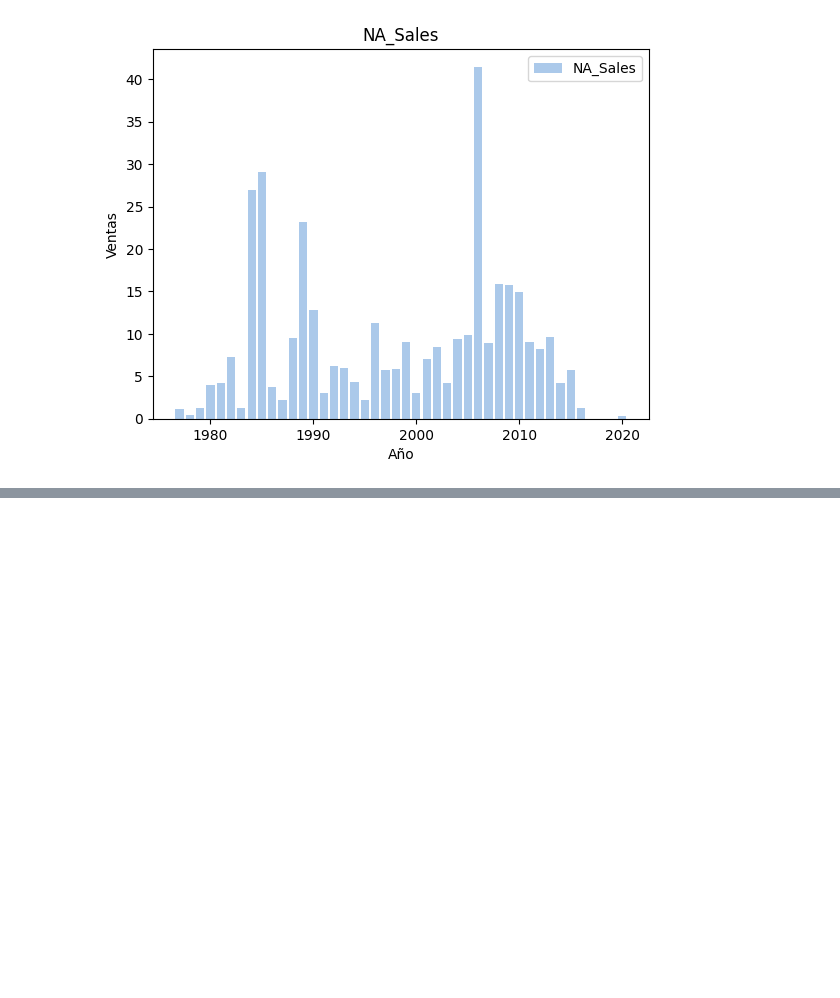
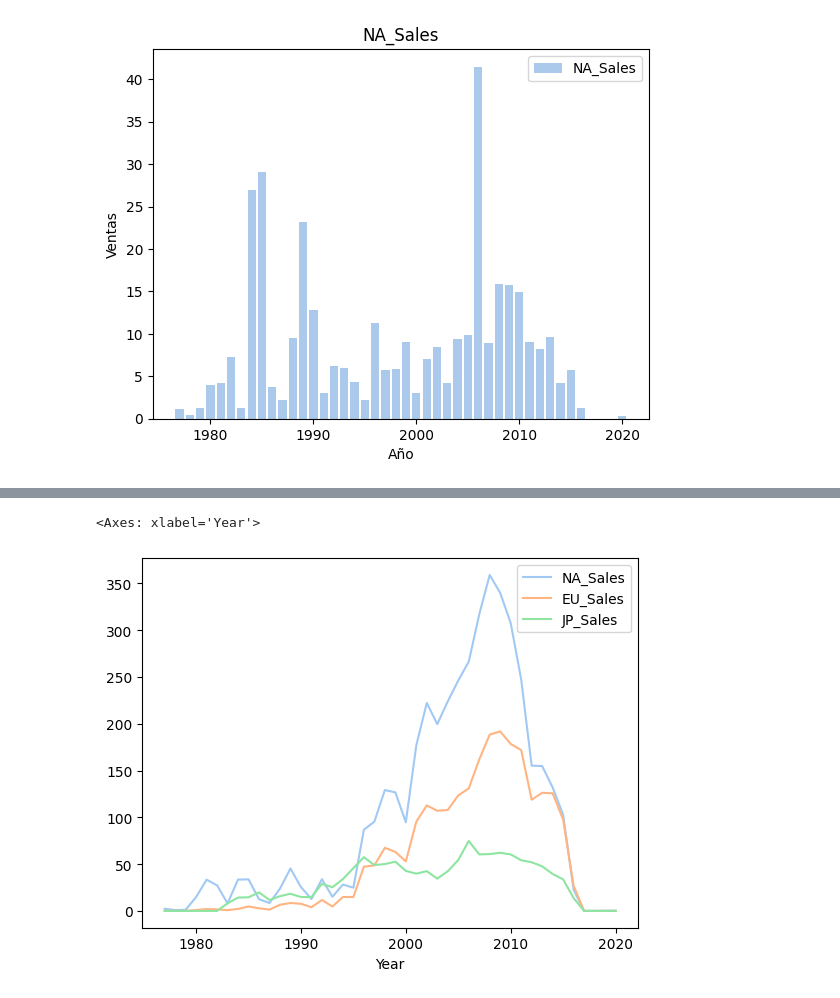
Before and after one commit to davidsosaolea/Proyecto_01_EDA_data_set_Global_Video-Game-Sales, a Jupyter notebook: notebooks/games_sales.ipynb, the cells around one changed output, grey strips where cells are left out. Drawn from its saved outputs; the diff is of its cells as text; code cells hidden in the pictures; blank space fills up the shorter version.

```diff
--- a/notebooks/games_sales.ipynb
+++ b/notebooks/games_sales.ipynb
@@ -250,0 +274,7 @@ plt.show()
+# %%
+sales_year = df_concat.groupby('Year')[['NA_Sales', 'EU_Sales', 'JP_Sales']].sum()
+sales_year = sales_year.sort_values('Year')
+sales_year.plot(kind='line')
+# %% [output]
+<Axes: xlabel='Year'>
+[figure, added]
```
Also changed, not shown: parts of 9 cells of this notebook.
